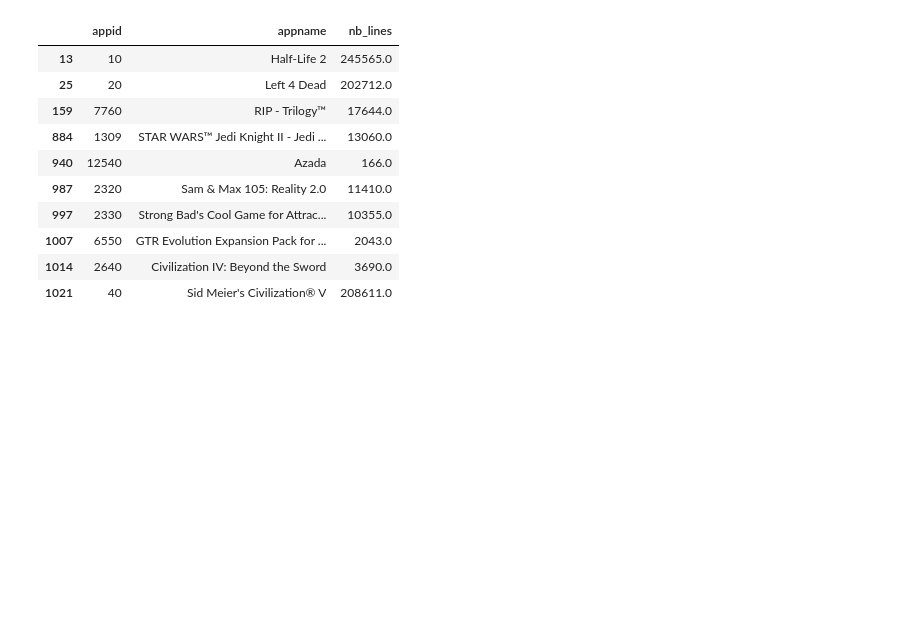
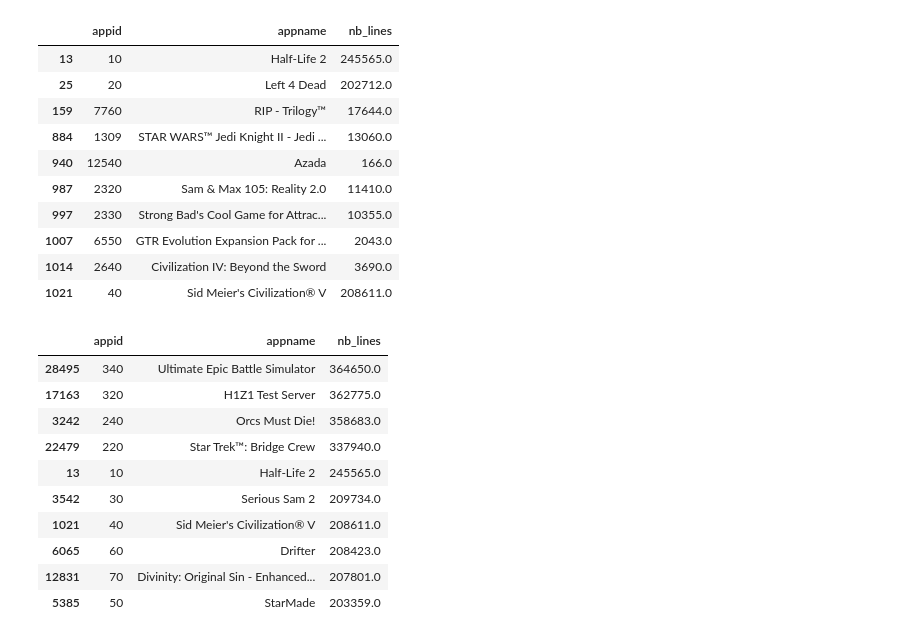
Before and after one commit to gmlunesa/vidyarecsys, a Jupyter notebook: rnn/rnn.ipynb, the cells around one changed output. Cells and saved outputs as stored; diff of their text form; code cells hidden in the pictures; blank space fills up the shorter version.

```diff
--- a/rnn/rnn.ipynb
+++ b/rnn/rnn.ipynb
@@ -184,3 +192,18 @@ a.head(10)
 | 1007 | 6550 | GTR Evolution Expansion Pack for ... | 2043.0 |
 | 1014 | 2640 | Civilization IV: Beyond the Sword | 3690.0 |
 | 1021 | 40 | Sid Meier's Civilization® V | 208611.0 |
+# %%
+
+a[['appid','appname','nb_lines']].sort_values('nb_lines',ascending=False).head(10)
+# %% [output]
+|  | appid | appname | nb_lines |
+| 28495 | 340 | Ultimate Epic Battle Simulator | 364650.0 |
+| 17163 | 320 | H1Z1 Test Server | 362775.0 |
+| 3242 | 240 | Orcs Must Die! | 358683.0 |
+| 22479 | 220 | Star Trek™: Bridge Crew | 337940.0 |
+| 13 | 10 | Half-Life 2 | 245565.0 |
+| 3542 | 30 | Serious Sam 2 | 209734.0 |
+| 1021 | 40 | Sid Meier's Civilization® V | 208611.0 |
+| 6065 | 60 | Drifter | 208423.0 |
+| 12831 | 70 | Divinity: Original Sin - Enhanced... | 207801.0 |
+| 5385 | 50 | StarMade | 203359.0 |
```
Also changed, not shown: parts of 15 cells of this notebook.
